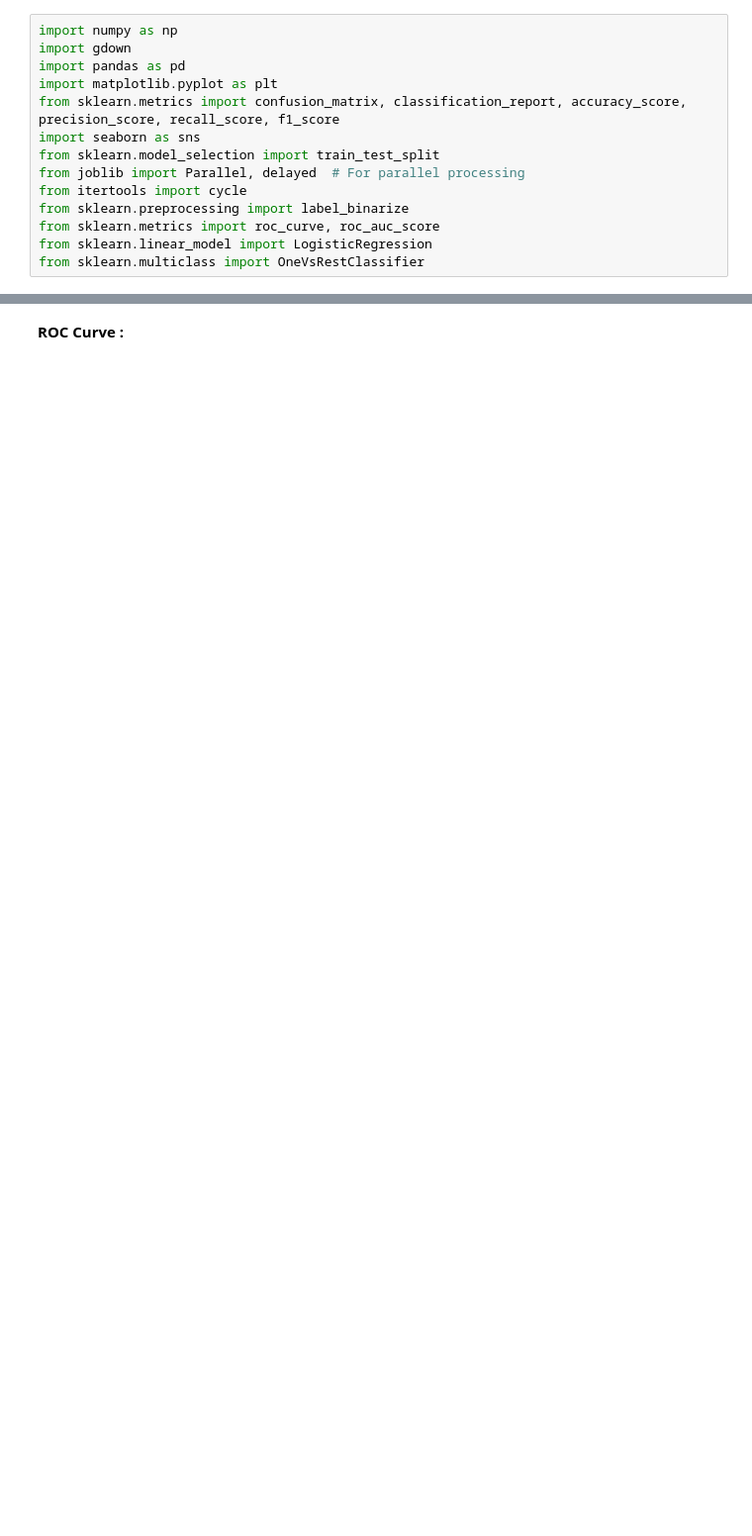
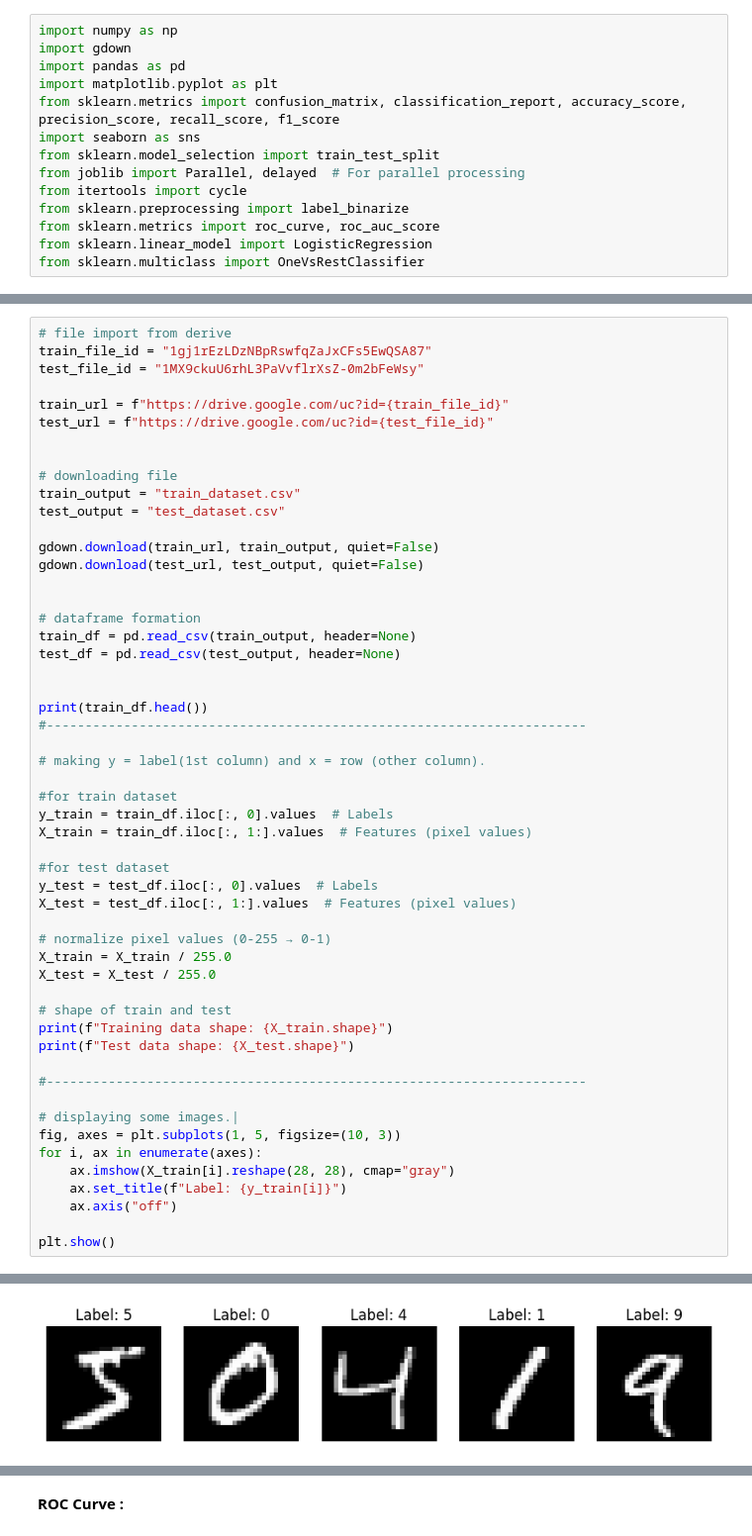
Before and after one commit to NitinVerma2027/PRML-Apr2025, a Jupyter notebook: ml_ipynb_files/random_forest.ipynb, the cells around one changed output, grey strips where cells are left out. Shown at 99% size. Cells and saved outputs as stored; diff of their text form; blank space fills up the shorter version.

```diff
--- a/ml_ipynb_files/random_forest.ipynb
+++ b/ml_ipynb_files/random_forest.ipynb
@@ -357,0 +43,54 @@ Helps analyze where the model makes errors.
+# %%
+# file import from derive
+train_file_id = "1gj1rEzLDzNBpRswfqZaJxCFs5EwQSA87"
+test_file_id = "1MX9ckuU6rhL3PaVvflrXsZ-0m2bFeWsy"
+
+train_url = f"https://drive.google.com/uc?id={train_file_id}"
+test_url = f"https://drive.google.com/uc?id={test_file_id}"
+
+
+# downloading file
+train_output = "train_dataset.csv"
+test_output = "test_dataset.csv"
+
+gdown.download(train_url, train_output, quiet=False)
+gdown.download(test_url, test_output, quiet=False)
+
+
+# dataframe formation
+train_df = pd.read_csv(train_output, header=None)
+test_df = pd.read_csv(test_output, header=None)
+
+
+print(train_df.head())
+#----------------------------------------------------------------------
+
+# making y = label(1st column) and x = row (other column).
+
+#for train dataset
+y_train = train_df.iloc[:, 0].values  # Labels
+X_train = train_df.iloc[:, 1:].values  # Features (pixel values)
+
+#for test dataset
+y_test = test_df.iloc[:, 0].values  # Labels
+X_test = test_df.iloc[:, 1:].values  # Features (pixel values)
+
+# normalize pixel values (0-255 → 0-1)
+X_train = X_train / 255.0
+X_test = X_test / 255.0
+
+# shape of train and test
+print(f"Training data shape: {X_train.shape}")
+print(f"Test data shape: {X_test.shape}")
+
+#----------------------------------------------------------------------
+
+# displaying some images.|
+fig, axes = plt.subplots(1, 5, figsize=(10, 3))
+for i, ax in enumerate(axes):
+    ax.imshow(X_train[i].reshape(28, 28), cmap="gray")
+    ax.set_title(f"Label: {y_train[i]}")
+    ax.axis("off")
+
+plt.show()
+# %% [output]
@@ -357,0 +121 @@ Helps analyze where the model makes errors.
+[figure, added]
```
Also changed, not shown: parts of 49 cells of this notebook.
